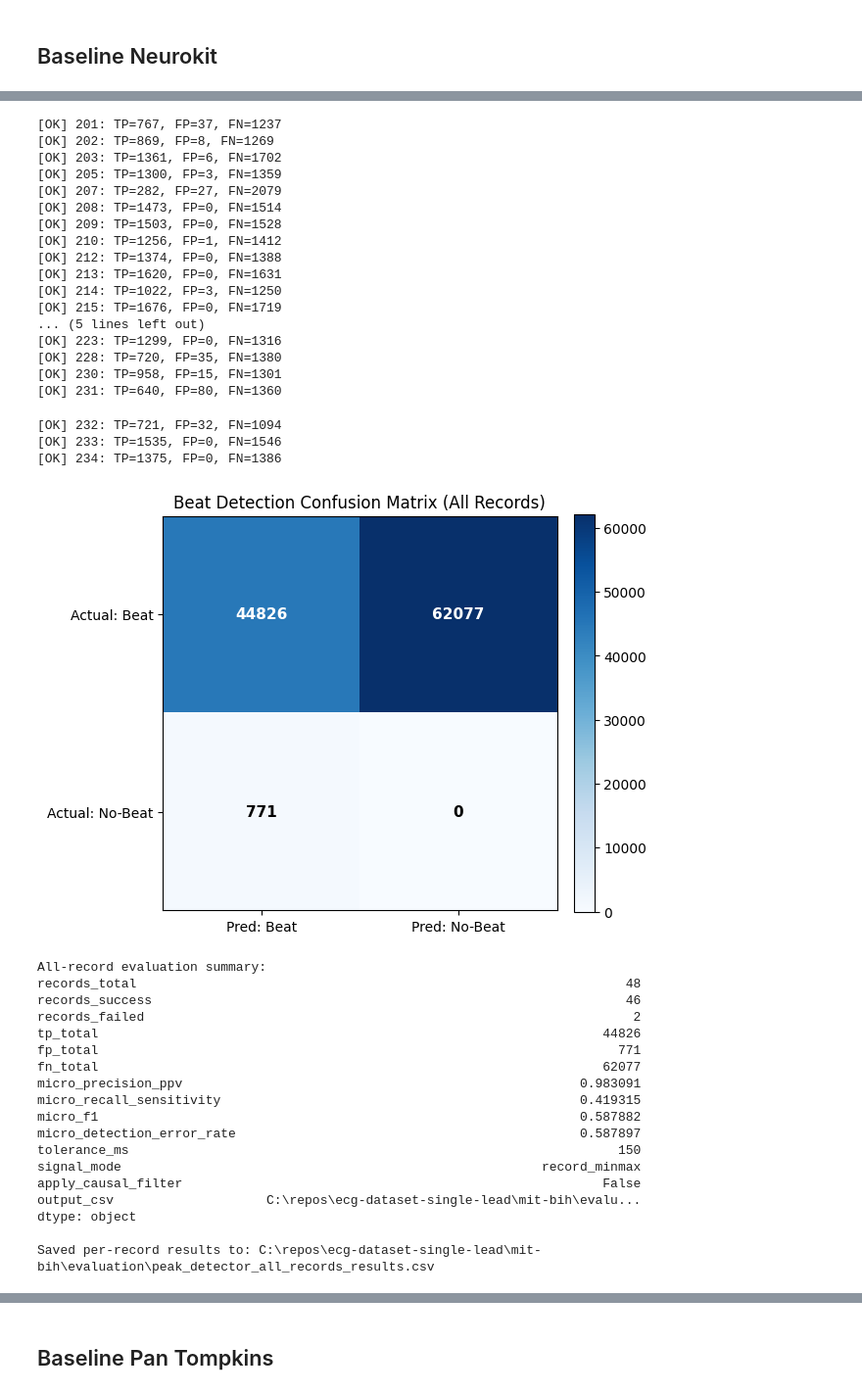
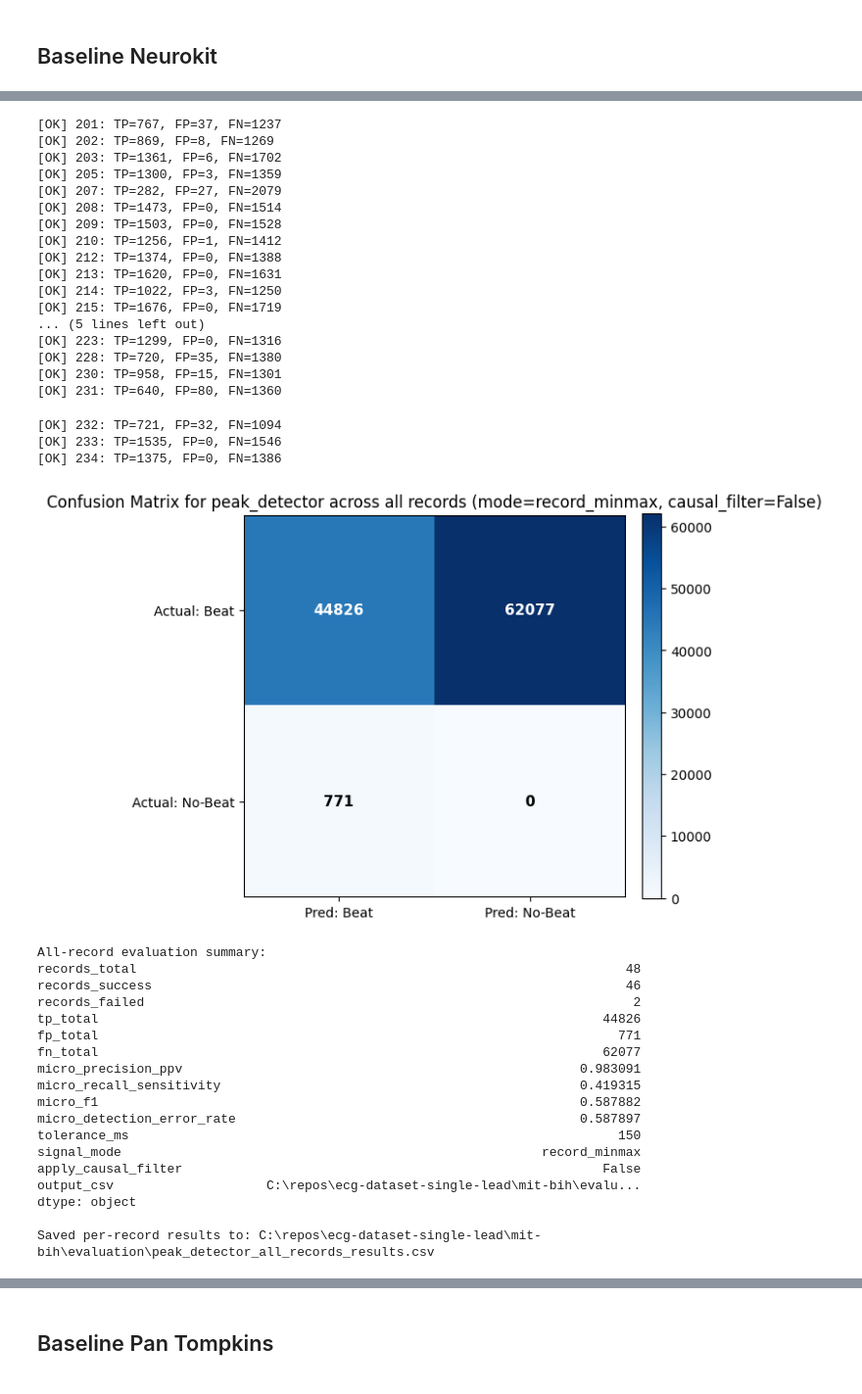
Before and after one commit to amendozag88/ecg-dataset-single-lead, a Jupyter notebook: preprocessing_for_rpeak.ipynb, the cells around one changed output, grey strips where cells are left out. Shown at 98% size. Saved outputs shown, nothing was run; the diff lists cells and outputs as text; code cells hidden in the pictures.

Commit message:
Cleaned functions for easier evaluation

```diff
--- a/preprocessing_for_rpeak.ipynb
+++ b/preprocessing_for_rpeak.ipynb
@@ -856,6 +856,7 @@ def evaluate_all_records(
     output_csv_filename=None,
     plot_confusion=True,
     verbose=True,
+    plot_title = "Beat Detection Confusion Matrix (All Records)",
 ):
     """
     Evaluate the detector across all local records and save per-record results.
@@ -983,7 +984,7 @@ def evaluate_all_records(
             tp=agg_tp,
             fp=agg_fp,
             fn=agg_fn,
-            title="Beat Detection Confusion Matrix (All Records)",
+            title=plot_title,
         )
 
     if verbose:
@@ -1021,6 +1022,7 @@ all_results_df, all_summary, all_results_csv = evaluate_all_records(
     output_csv_filename=OUTPUT_CSV_FILENAME,
     plot_confusion=True,
     verbose=True,
+    plot_title = f"Confusion Matrix for {FUNCTION_TO_EVALUATE.__name__} across all records (mode={SIGNAL_MODE}, causal_filter={APPLY_CAUSAL_FILTER})"
 )
 
 all_results_df.head(10)
@@ -1035,34 +1037,34 @@ all_results_df.head(10)
 [OK] 107: TP=900, FP=0, FN=1239
 [OK] 108: TP=493, FP=168, FN=1330
 [OK] 109: TP=1265, FP=0, FN=1269
 [OK] 111: TP=982, FP=0, FN=1150
 [OK] 112: TP=1269, FP=0, FN=1280
 ... (8 lines left out)
 [OK] 122: TP=1236, FP=0, FN=1242
 [OK] 123: TP=358, FP=63, FN=1160
 [OK] 124: TP=483, FP=4, FN=1138
 [OK] 200: TP=1266, FP=12, FN=1378
 [OK] 201: TP=767, FP=37, FN=1237
 [OK] 202: TP=869, FP=8, FN=1269
 [OK] 203: TP=1361, FP=6, FN=1702
 [OK] 205: TP=1300, FP=3, FN=1359
 [OK] 207: TP=282, FP=27, FN=2079
 [OK] 208: TP=1473, FP=0, FN=1514
 [OK] 209: TP=1503, FP=0, FN=1528
 [OK] 210: TP=1256, FP=1, FN=1412
 [OK] 212: TP=1374, FP=0, FN=1388
 [OK] 213: TP=1620, FP=0, FN=1631
 [OK] 214: TP=1022, FP=3, FN=1250
 [OK] 215: TP=1676, FP=0, FN=1719
 ... (5 lines left out)
 [OK] 223: TP=1299, FP=0, FN=1316
 [OK] 228: TP=720, FP=35, FN=1380
 [OK] 230: TP=958, FP=15, FN=1301
 [OK] 231: TP=640, FP=80, FN=1360
 [OK] 232: TP=721, FP=32, FN=1094
 [OK] 233: TP=1535, FP=0, FN=1546
 [OK] 234: TP=1375, FP=0, FN=1386
-[figure, old version]
+[figure, new version]
 All-record evaluation summary:
 records_total                                                                48
 records_success                                                              46
```
Also changed, not shown: parts of 4 cells of this notebook, 1 other file.
